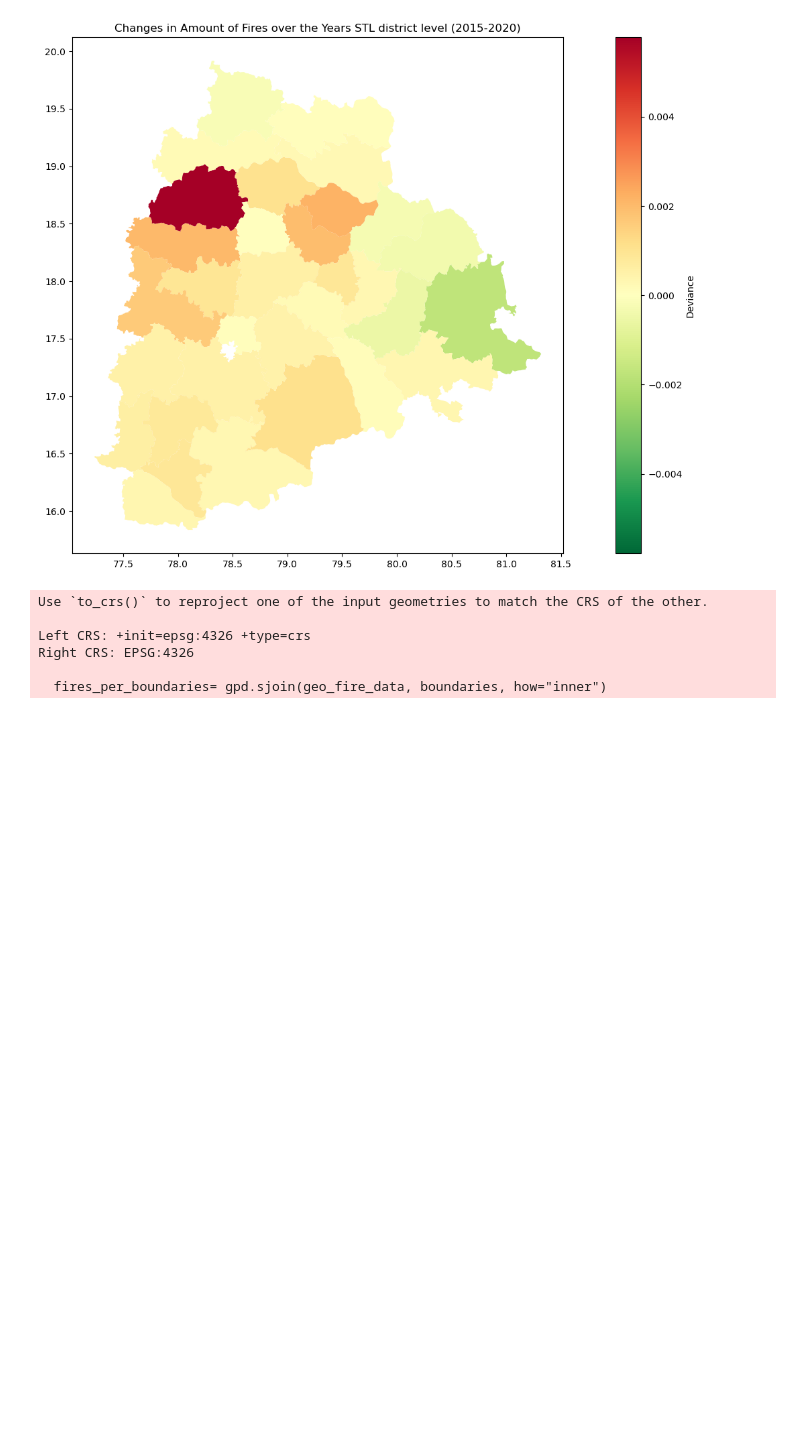
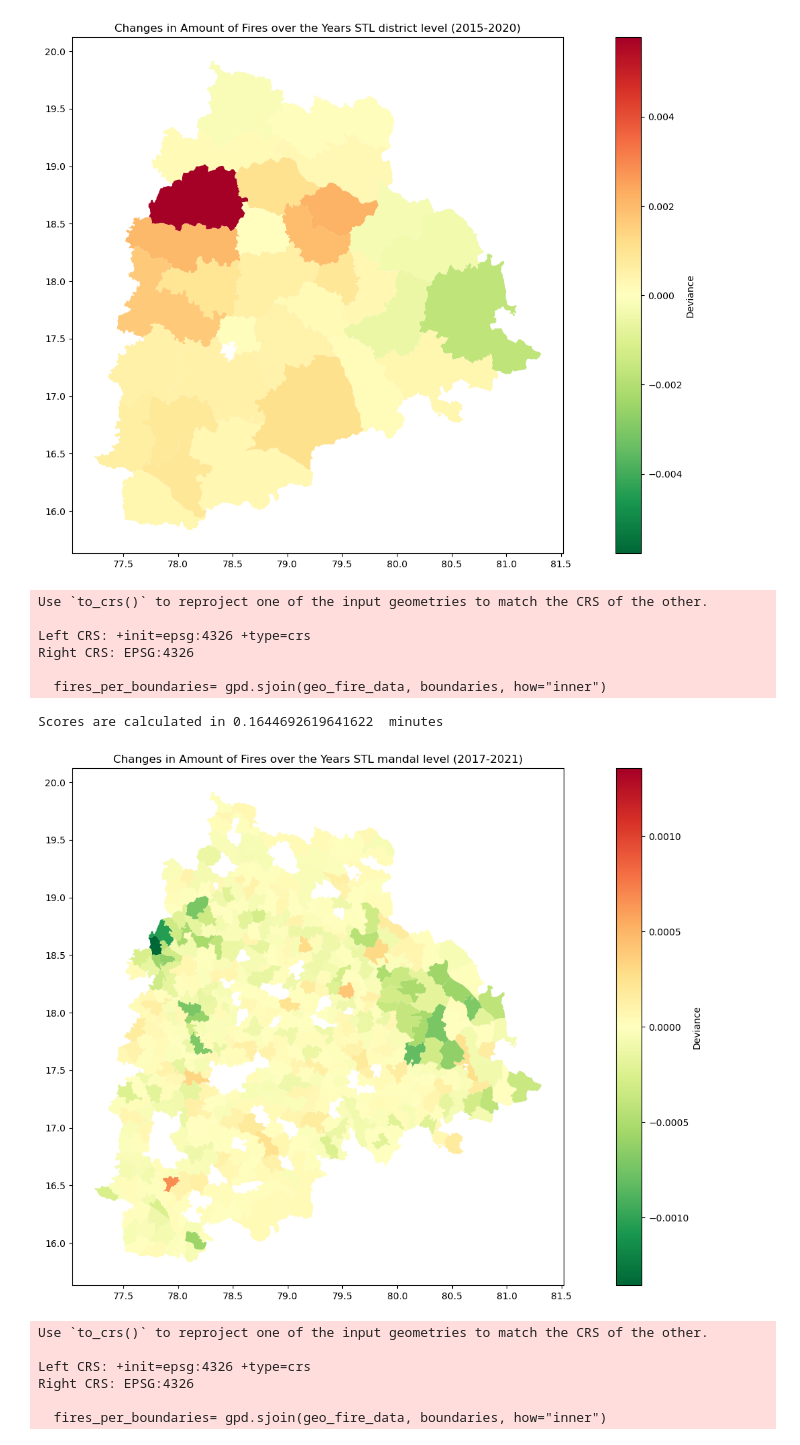
Before and after one commit to undpindia/dicra, a Jupyter notebook: analytics/notebooks/crop_fires/DPPD_Jesse/Fires/DPPD_Final_Fires.ipynb, the cells around one changed output. Cells and saved outputs as stored; diff of their text form; code cells hidden in the pictures; blank space fills up the shorter version.

```diff
--- a/analytics/notebooks/crop_fires/DPPD_Jesse/Fires/DPPD_Final_Fires.ipynb
+++ b/analytics/notebooks/crop_fires/DPPD_Jesse/Fires/DPPD_Final_Fires.ipynb
@@ -152,8 +152,8 @@ def fire_counts(beginyear:int, endyear:int, fire_data, boundaries, level:str):
     DPPD_df = gpd.GeoDataFrame(DPPD_df, geometry = DPPD_df.geometry, crs = {'init': 'epsg:4326'})
     DPPD_df['Slope Score'] = DPPD_df['Slope Score'].astype('float')
 
-    os.chdir('c:\\Users\\Jesse\\OneDrive\\Documenten\\Master BAOR\\Thesis\\GitHub\\dicra\\analytics\\notebooks\\crop_fires\\DPPD_Jesse\\results')
-    DPPD_df.to_csv('DPPD_Fires_'+str(endyear)+'.csv')
+    os.chdir('c:\\Users\\Jesse\\OneDrive\\Documenten\\Master BAOR\\Thesis\\GitHub\\dicra\\analytics\\notebooks\\crop_fires\\DPPD_Jesse\\Fires\\results')
+    DPPD_df.to_csv('DPPD_Fires_'+str(beginyear) +'-' + str(endyear)+'.csv')
     #Define text for the plots
     text = 'Changes in Amount of Fires over the Years STL ' + level + ' level ('+ str(beginyear) +'-'+str(endyear)+')'
 
@@ -170,7 +170,7 @@ def fire_counts(beginyear:int, endyear:int, fire_data, boundaries, level:str):
                             cmap = 'RdYlGn_r',
                             norm = norm)
         plt.title(text)
-        os.chdir('c:\\Users\\Jesse\\OneDrive\\Documenten\\Master BAOR\\Thesis\\GitHub\\dicra\\analytics\\notebooks\\crop_fires\\DPPD_Jesse\\results')
+        os.chdir('c:\\Users\\Jesse\\OneDrive\\Documenten\\Master BAOR\\Thesis\\GitHub\\dicra\\analytics\\notebooks\\crop_fires\\DPPD_Jesse\\Fires\\results')
         plt.savefig(text + '.png', bbox_inches='tight')
 
     #Create the figure
@@ -218,6 +218,17 @@ Right CRS: EPSG:4326
   fires_per_boundaries= gpd.sjoin(geo_fire_data, boundaries, how="inner")
 Scores are calculated in 0.09581915140151978  minutes
 [figure]
+# %%
+figure, DPPD_df_district_2020 = fire_counts(2017, 2021, fire_data, mandal_boundaries, 'mandal')
+# %% [output]
+Use `to_crs()` to reproject one of the input geometries to match the CRS of the other.
+
+Left CRS: +init=epsg:4326 +type=crs
+Right CRS: EPSG:4326
+
+  fires_per_boundaries= gpd.sjoin(geo_fire_data, boundaries, how="inner")
+Scores are calculated in 0.1644692619641622  minutes
+[figure, added]
 # %%
 figure, DPPD_df_mandal_2019 = fire_counts(2015, 2019, fire_data, mandal_boundaries, 'mandal')
 figure, DPPD_df_mandal_2020 = fire_counts(2015, 2020, fire_data, mandal_boundaries, 'mandal')
```
Also changed, not shown: parts of 1 cell of this notebook, 10 other files.
